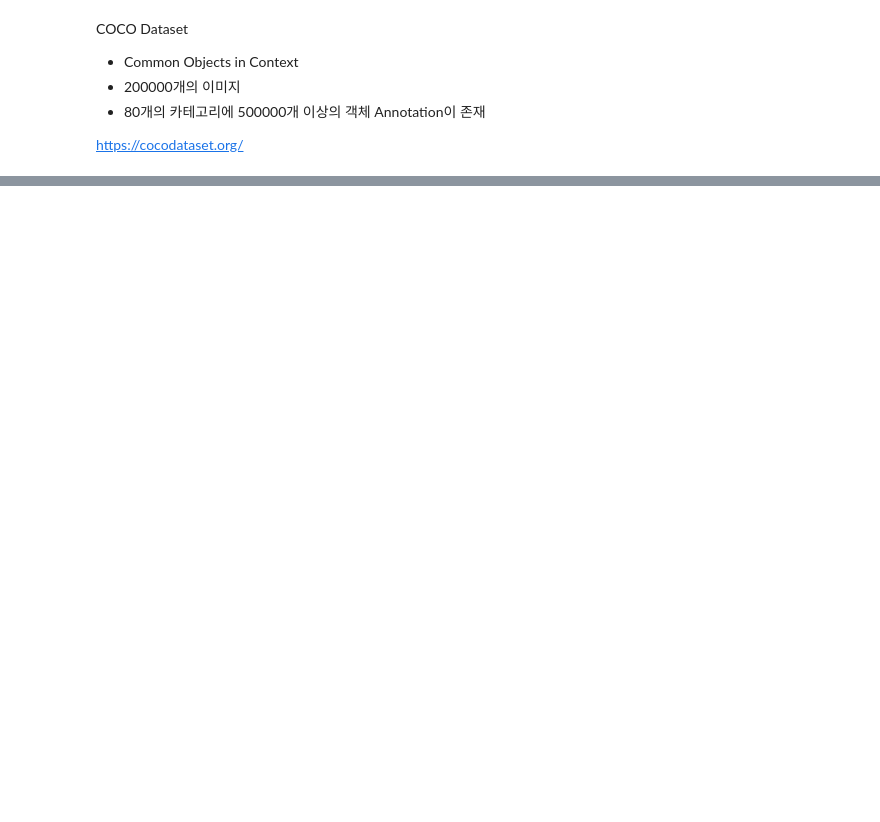
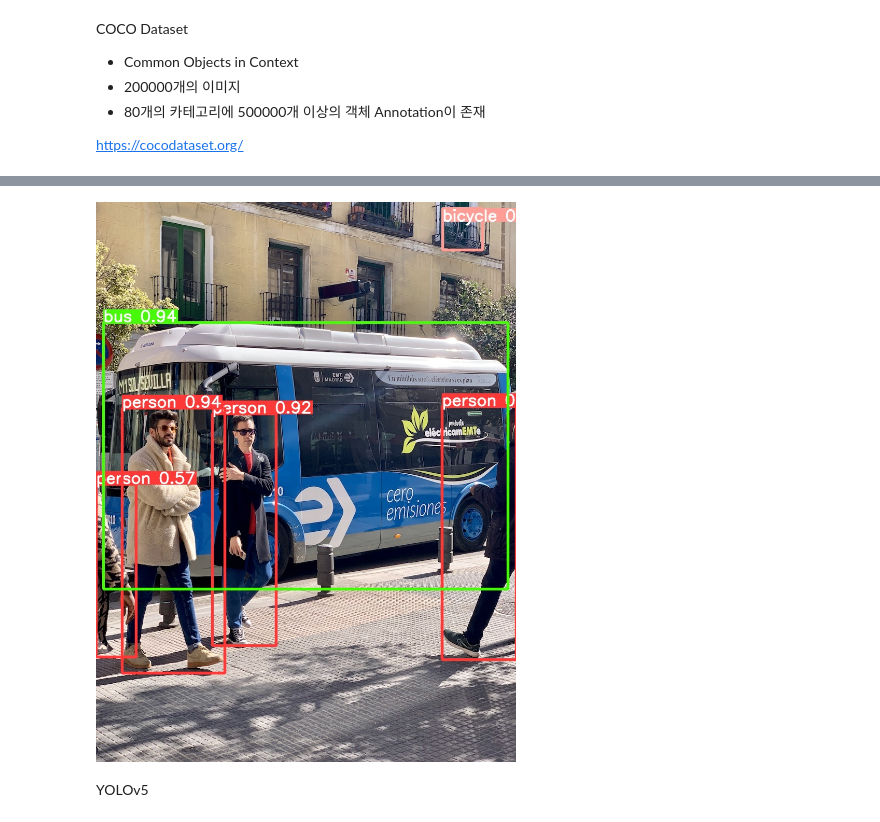
Before and after one commit to bnv20/kdt7, a Jupyter notebook: m10_딥러닝응용/object_detection.ipynb, the cells around one changed output, grey strips where cells are left out. Drawn from its saved outputs; the diff is of its cells as text; code cells hidden in the pictures; blank space fills up the shorter version.

```diff
--- a/m10_딥러닝응용/object_detection.ipynb
+++ b/m10_딥러닝응용/object_detection.ipynb
@@ -139,0 +274,6 @@ https://cocodataset.org/
+# %%
+Image(filename = 'runs/detect/exp/bus.jpg',width=600)
+# %% [output]
+[figure, added]
+# %% [markdown]
+YOLOv5
```
Also changed, not shown: parts of 16 cells of this notebook.
